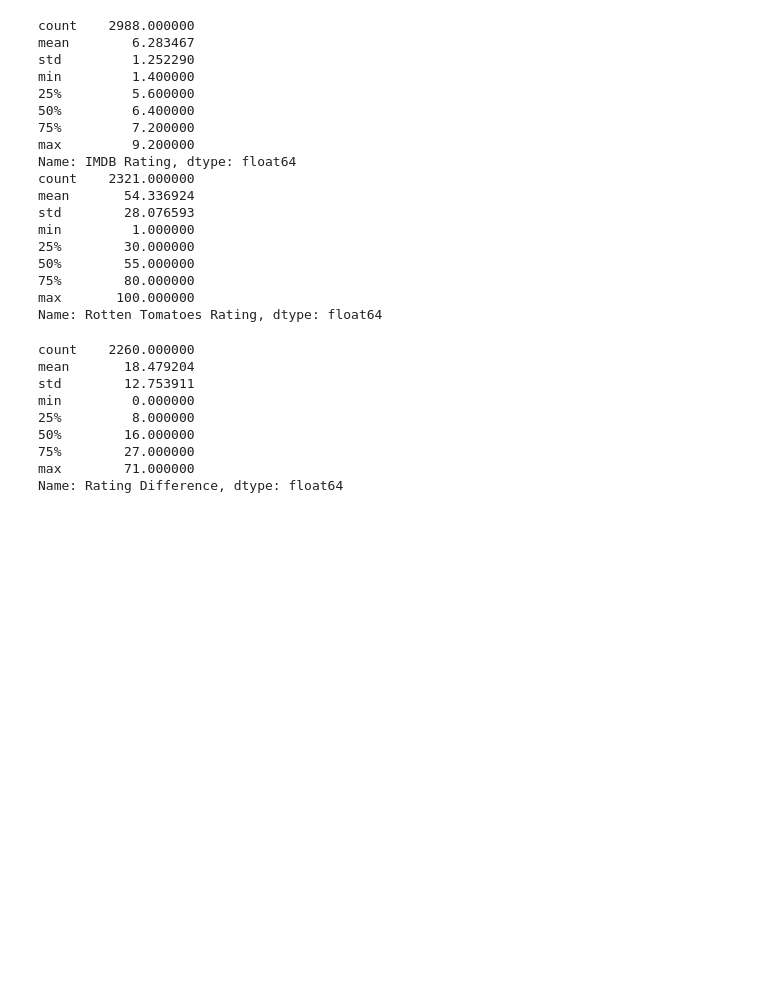
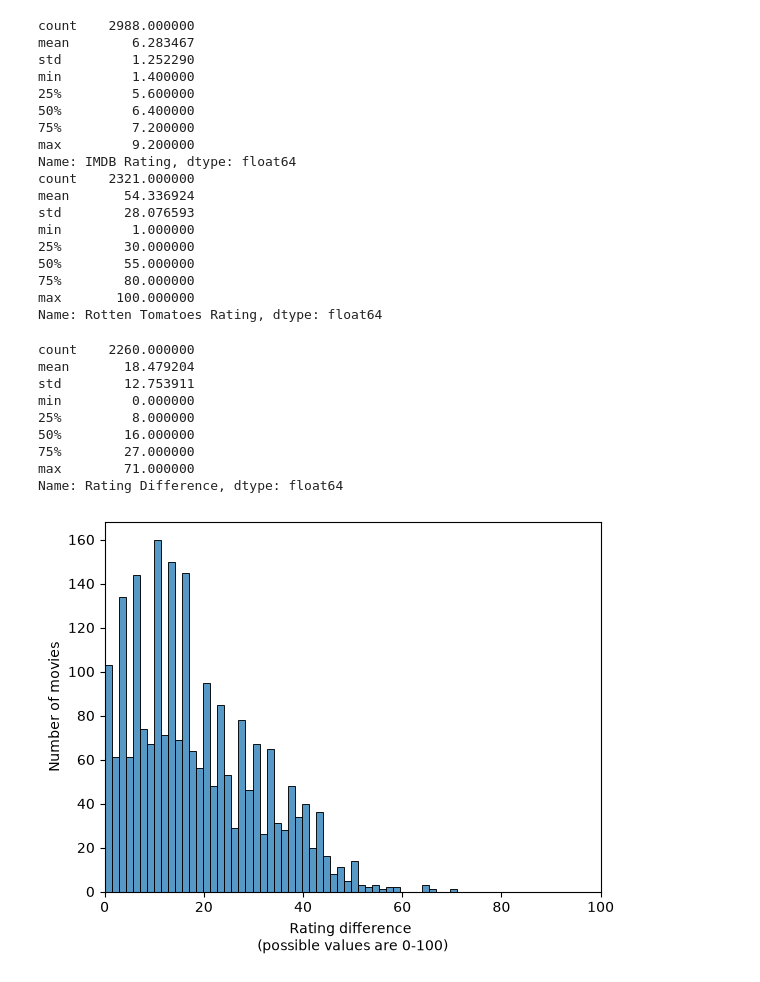
Before and after one commit to lindqv/python-course, a Jupyter notebook: data_analysis_visualisation/project/project.ipynb, the cells around one changed output. Saved outputs shown, nothing was run; the diff lists cells and outputs as text; code cells hidden in the pictures; blank space fills up the shorter version.

Commit message:
Create chart showing the difference between critic and audience ratings

```diff
--- a/data_analysis_visualisation/project/project.ipynb
+++ b/data_analysis_visualisation/project/project.ipynb
@@ -523,3 +523,15 @@ min         0.000000
 75%        27.000000
 max        71.000000
 Name: Rating Difference, dtype: float64
+# %%
+fig, ax = plt.subplots()
+sns.histplot(data=movies, x="Rating Difference", bins=50, ax=ax)
+
+ax.set_title('')
+ax.set_xlabel("Rating difference \n(possible values are 0-100)")
+ax.set_ylabel('Number of movies')
+ax.set_xlim(0, 100)
+
+plt.show()
+# %% [output]
+[figure, added]
```
